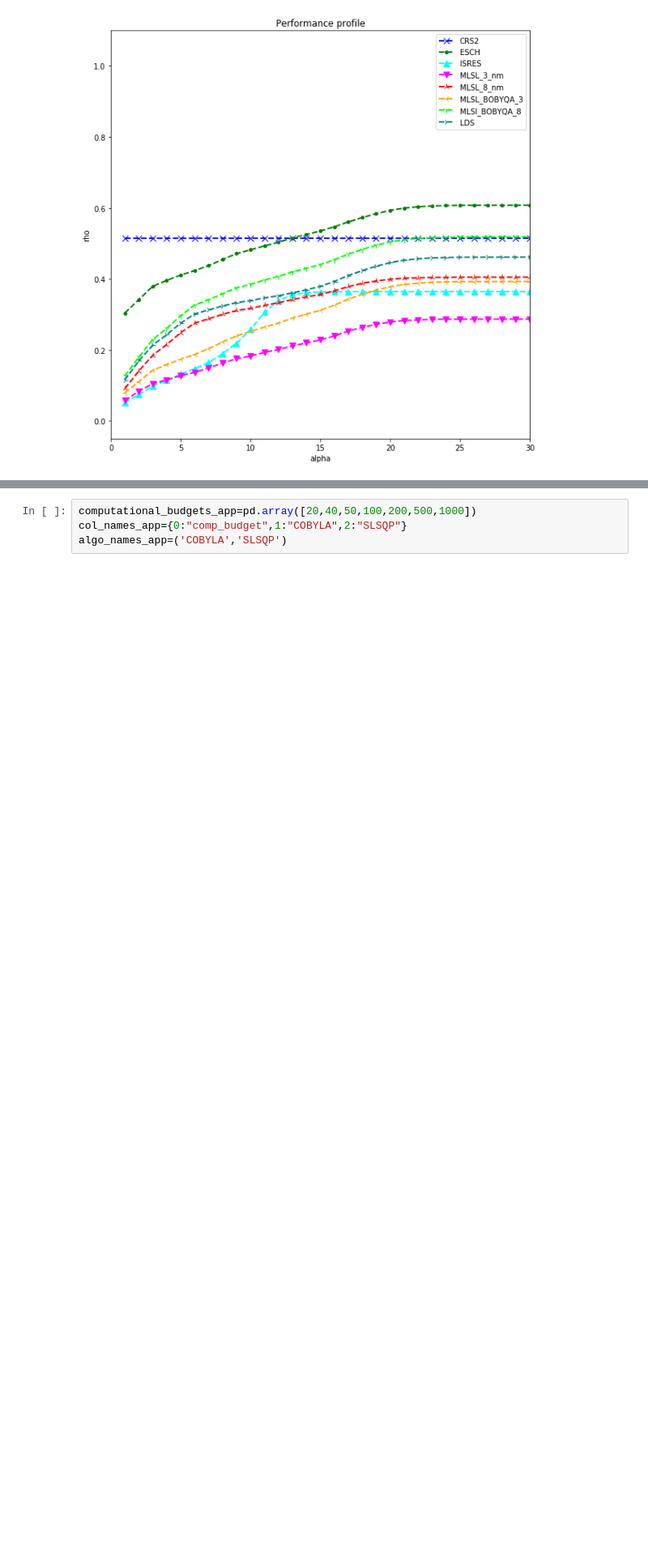
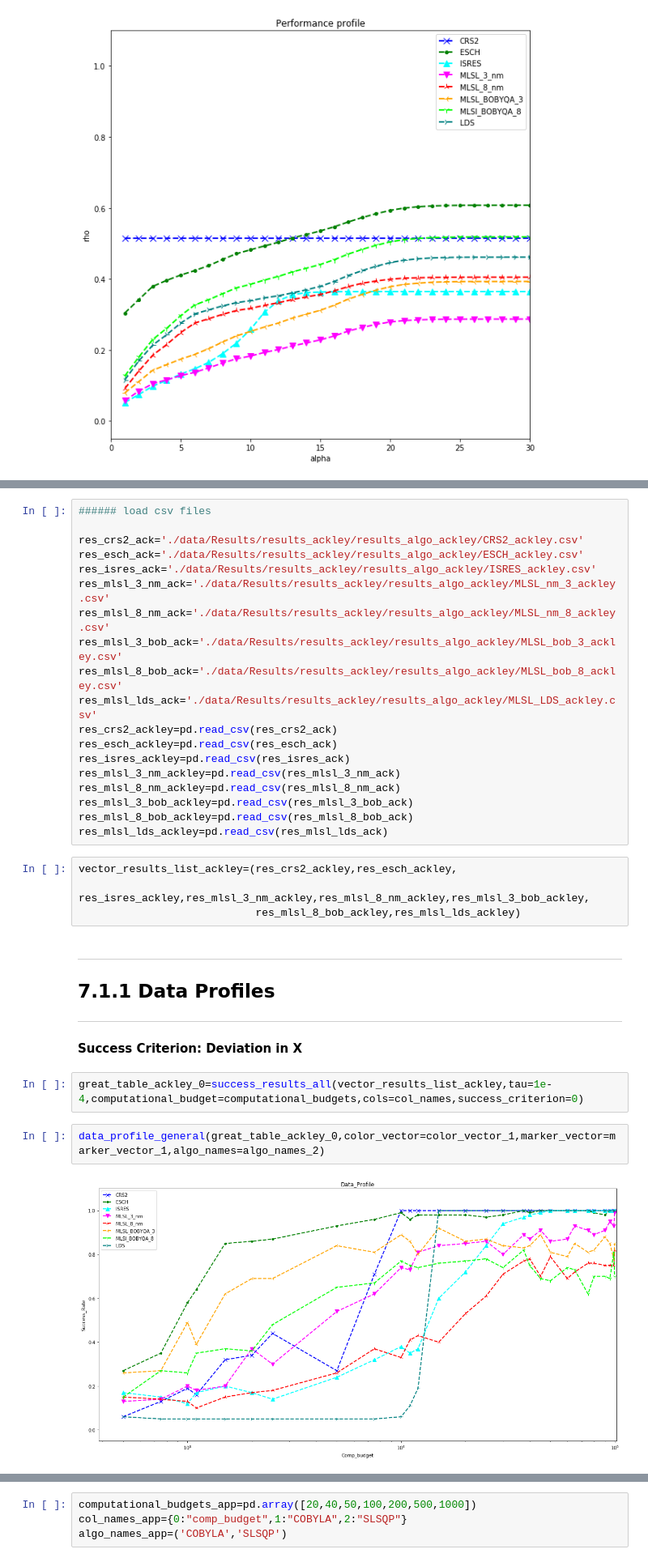
Before and after one commit to OpenSourceEconomics/ose-scientific-computing-course-wirecard, a Jupyter notebook: student_project.ipynb, the cells around one changed output, grey strips where cells are left out. Shown at 81% size. Drawn from its saved outputs; the diff is of its cells as text; blank space fills up the shorter version.

Commit message:
added_results_extension

```diff
--- a/student_project.ipynb
+++ b/student_project.ipynb
@@ -927,0 +938,35 @@ performance_profile(metrics_agg_frame=metrics_aggregated_1,
+# %%
+###### load csv files
+
+res_crs2_ack='./data/Results/results_ackley/results_algo_ackley/CRS2_ackley.csv'
+res_esch_ack='./data/Results/results_ackley/results_algo_ackley/ESCH_ackley.csv'
+res_isres_ack='./data/Results/results_ackley/results_algo_ackley/ISRES_ackley.csv'
+res_mlsl_3_nm_ack='./data/Results/results_ackley/results_algo_ackley/MLSL_nm_3_ackley.csv'
+res_mlsl_8_nm_ack='./data/Results/results_ackley/results_algo_ackley/MLSL_nm_8_ackley.csv'
+res_mlsl_3_bob_ack='./data/Results/results_ackley/results_algo_ackley/MLSL_bob_3_ackley.csv'
+res_mlsl_8_bob_ack='./data/Results/results_ackley/results_algo_ackley/MLSL_bob_8_ackley.csv'
+res_mlsl_lds_ack='./data/Results/results_ackley/results_algo_ackley/MLSL_LDS_ackley.csv'
+res_crs2_ackley=pd.read_csv(res_crs2_ack)
+res_esch_ackley=pd.read_csv(res_esch_ack)
+res_isres_ackley=pd.read_csv(res_isres_ack)
+res_mlsl_3_nm_ackley=pd.read_csv(res_mlsl_3_nm_ack)
+res_mlsl_8_nm_ackley=pd.read_csv(res_mlsl_8_nm_ack)
+res_mlsl_3_bob_ackley=pd.read_csv(res_mlsl_3_bob_ack)
+res_mlsl_8_bob_ackley=pd.read_csv(res_mlsl_8_bob_ack)
+res_mlsl_lds_ackley=pd.read_csv(res_mlsl_lds_ack)
+# %%
+vector_results_list_ackley=(res_crs2_ackley,res_esch_ackley,
+                            res_isres_ackley,res_mlsl_3_nm_ackley,res_mlsl_8_nm_ackley,res_mlsl_3_bob_ackley,
+                            res_mlsl_8_bob_ackley,res_mlsl_lds_ackley)
+# %% [markdown]
+---
+## 7.1.1 Data Profiles
+---
+# %% [markdown]
+**Success Criterion: Deviation in X**
+# %%
+great_table_ackley_0=success_results_all(vector_results_list_ackley,tau=1e-4,computational_budget=computational_budgets,cols=col_names,success_criterion=0)
+# %%
+data_profile_general(great_table_ackley_0,color_vector=color_vector_1,marker_vector=marker_vector_1,algo_names=algo_names_2)
+# %% [output]
+[figure, added]
```
Also changed, not shown: parts of 36 cells of this notebook, 20 other files.
